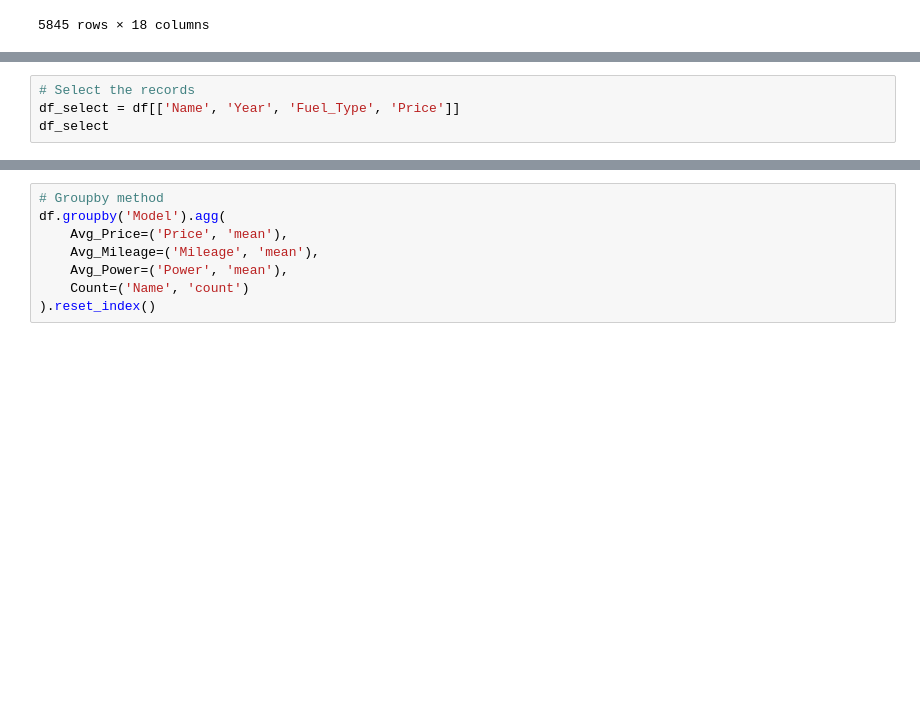
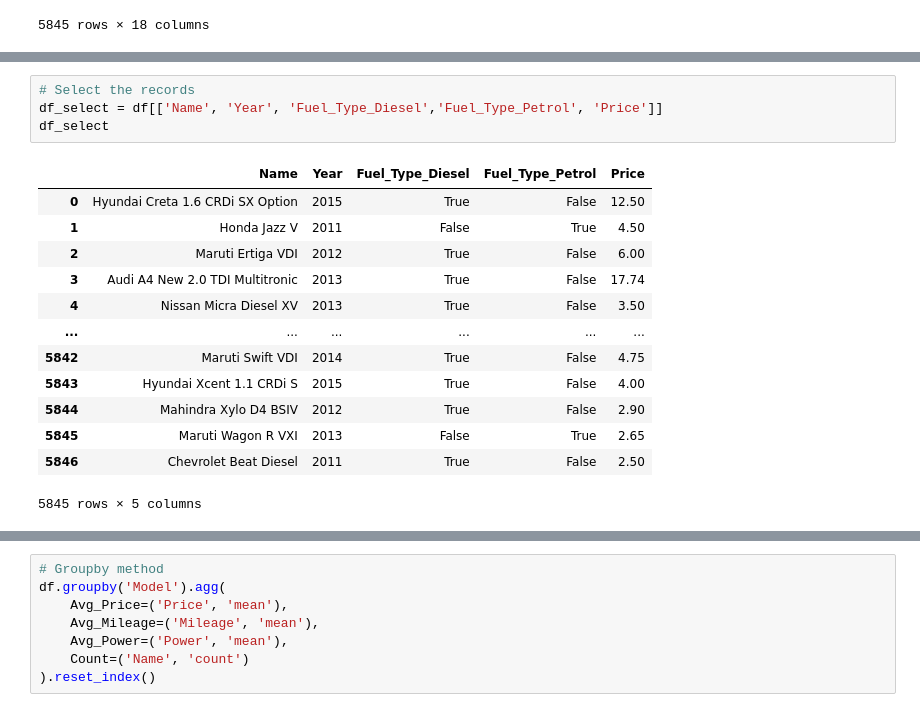
Before and after one commit to Sreekaran1704/PDS_Assignment-2, a Jupyter notebook: Q1/notebooks/Pds Assignment 2.ipynb, the cells around one changed output, grey strips where cells are left out. Saved outputs shown, nothing was run; the diff lists cells and outputs as text; blank space fills up the shorter version.

```diff
--- a/Q1/notebooks/Pds Assignment 2.ipynb
+++ b/Q1/notebooks/Pds Assignment 2.ipynb
@@ -434,7 +490,21 @@ df
 # %%
 # Select the records
-df_select = df[['Name', 'Year', 'Fuel_Type', 'Price']]
+df_select = df[['Name', 'Year', 'Fuel_Type_Diesel','Fuel_Type_Petrol', 'Price']]
 df_select
+# %% [output]
+|  | Name | Year | Fuel_Type_Diesel | Fuel_Type_Petrol | Price |
+| 0 | Hyundai Creta 1.6 CRDi SX Option | 2015 | True | False | 12.50 |
+| 1 | Honda Jazz V | 2011 | False | True | 4.50 |
+| 2 | Maruti Ertiga VDI | 2012 | True | False | 6.00 |
+| 3 | Audi A4 New 2.0 TDI Multitronic | 2013 | True | False | 17.74 |
+| 4 | Nissan Micra Diesel XV | 2013 | True | False | 3.50 |
+| ... | ... | ... | ... | ... | ... |
+| 5842 | Maruti Swift VDI | 2014 | True | False | 4.75 |
+| 5843 | Hyundai Xcent 1.1 CRDi S | 2015 | True | False | 4.00 |
+| 5844 | Mahindra Xylo D4 BSIV | 2012 | True | False | 2.90 |
+| 5845 | Maruti Wagon R VXI | 2013 | False | True | 2.65 |
+| 5846 | Chevrolet Beat Diesel | 2011 | True | False | 2.50 |
+5845 rows × 5 columns
 # %%
 # Filter the records
 df_filter = df[df['Year'] > 2015]
```
Also changed, not shown: parts of 9 cells of this notebook, 2 other files.
